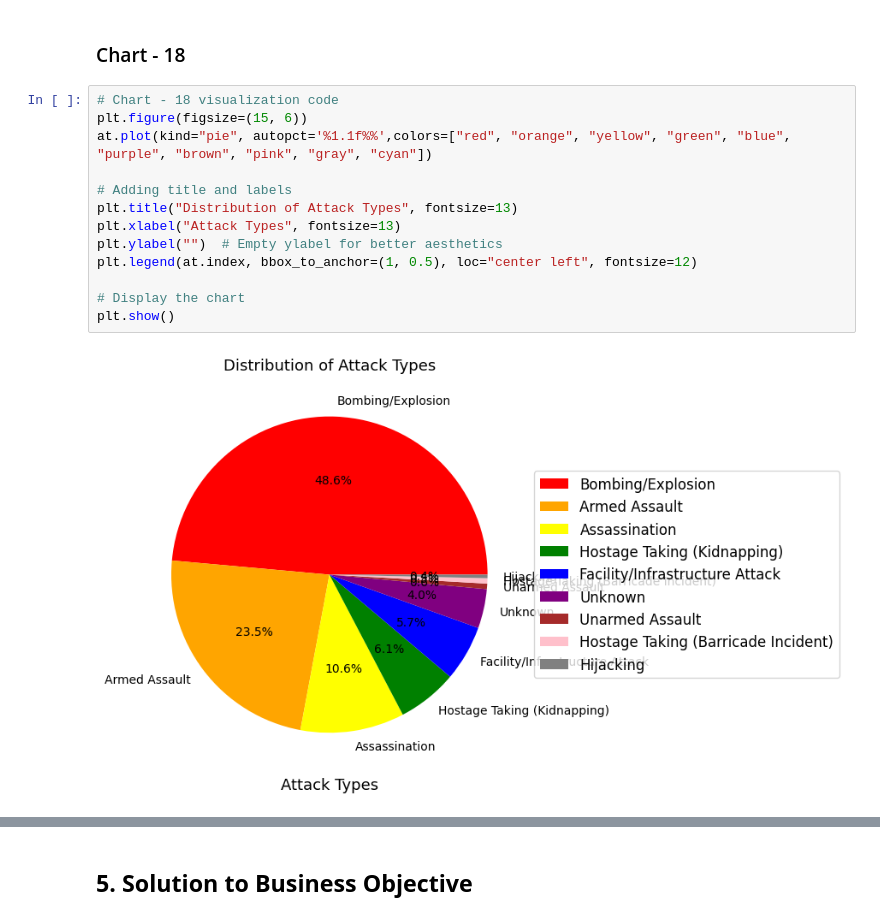
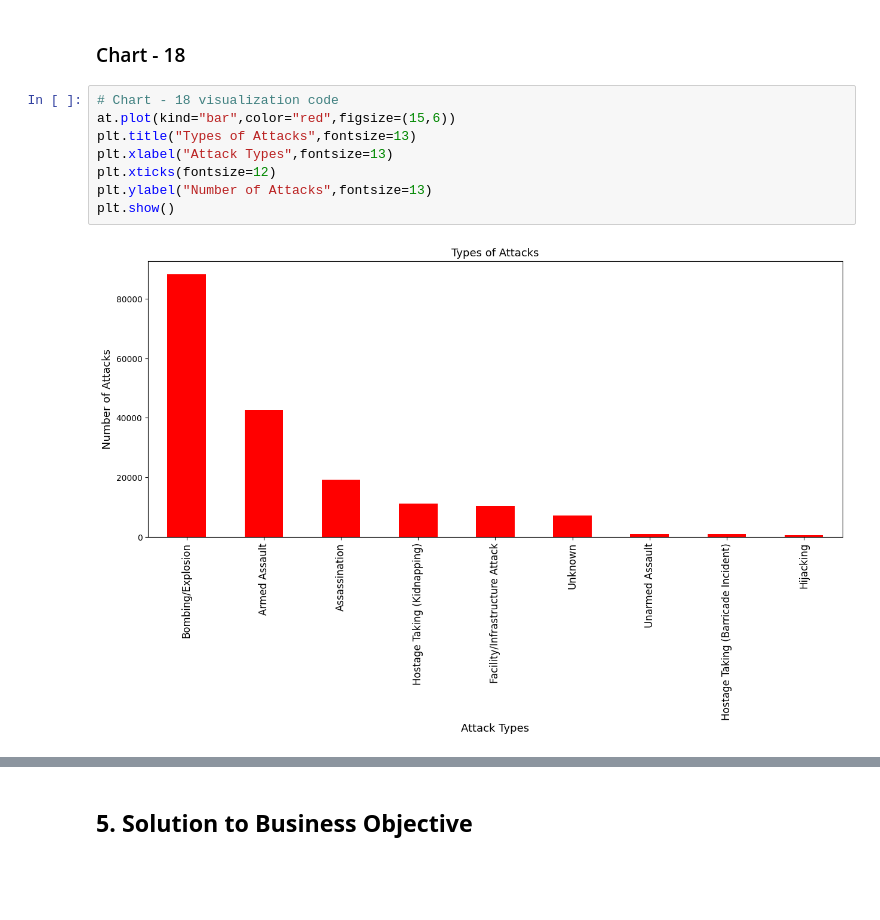
Before and after one commit to Amrit007-droid/Global-Terrorism-Dataset-EDA-, a Jupyter notebook: Global_Terrorism_Dataset_EDA_submission_.ipynb, the cells around one changed output, grey strips where cells are left out. Saved outputs shown, nothing was run; the diff lists cells and outputs as text; blank space fills up the shorter version.

```diff
--- a/Global_Terrorism_Dataset_EDA_submission_.ipynb
+++ b/Global_Terrorism_Dataset_EDA_submission_.ipynb
@@ -1425,18 +1425,13 @@ Hijacking                                659
 Name: Attack Type, dtype: int64
 # %% [markdown]
 ### Chart - 18
-# %%
-# Chart - 18 visualization code
-plt.figure(figsize=(15, 6))
-at.plot(kind="pie", autopct='%1.1f%%',colors=["red", "orange", "yellow", "green", "blue", "purple", "brown", "pink", "gray", "cyan"])
-
-# Adding title and labels
-plt.title("Distribution of Attack Types", fontsize=13)
-plt.xlabel("Attack Types", fontsize=13)
-plt.ylabel("")  # Empty ylabel for better aesthetics
-plt.legend(at.index, bbox_to_anchor=(1, 0.5), loc="center left", fontsize=12)
-
-# Display the chart
-plt.show()
-# %% [output]
-[figure, removed]
+# %%
+# Chart - 18 visualization code
+at.plot(kind="bar",color="red",figsize=(15,6))
+plt.title("Types of Attacks",fontsize=13)
+plt.xlabel("Attack Types",fontsize=13)
+plt.xticks(fontsize=12)
+plt.ylabel("Number of Attacks",fontsize=13)
+plt.show()
+# %% [output]
+[figure, added]
```
Also changed, not shown: parts of 8 cells of this notebook.
